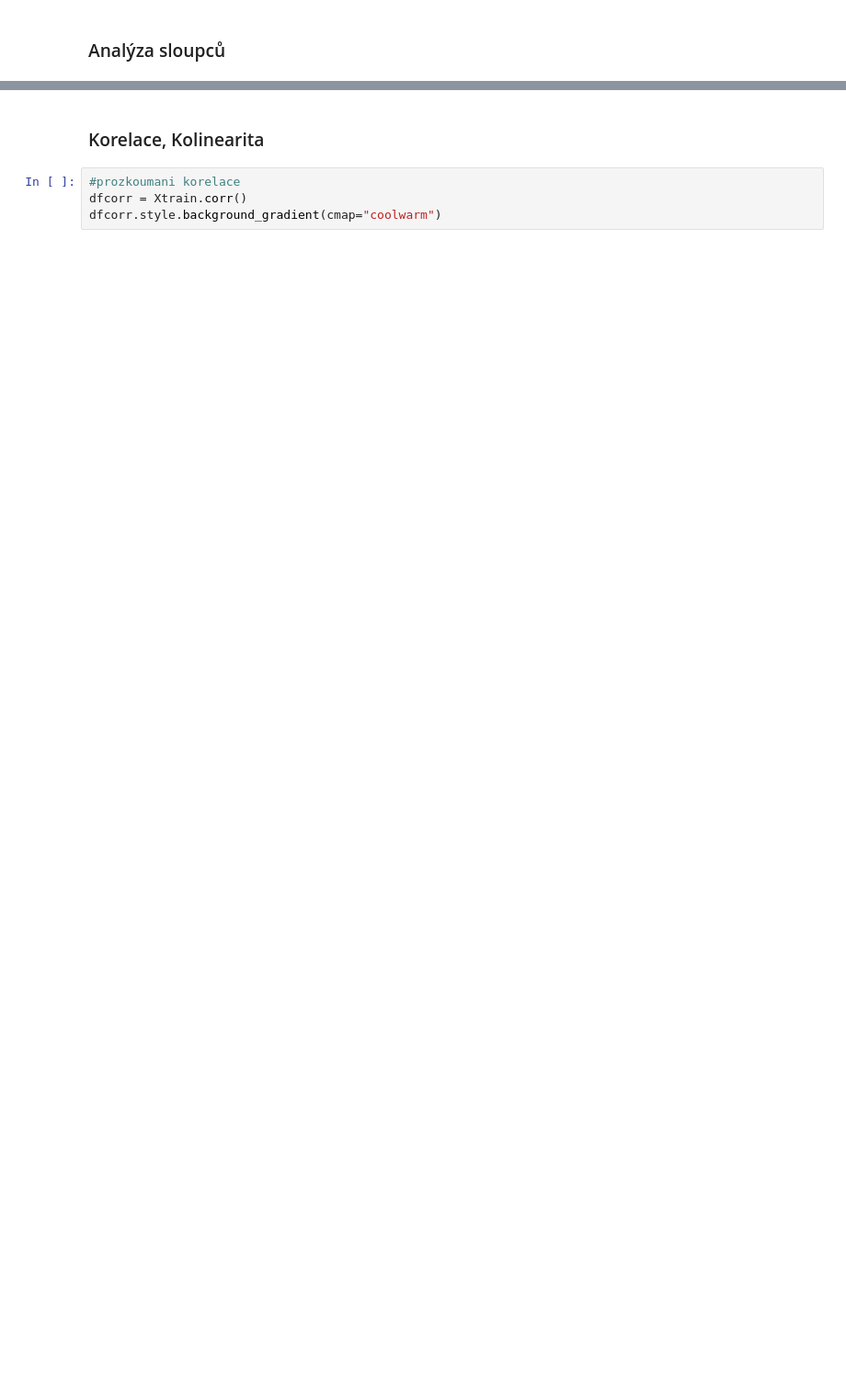
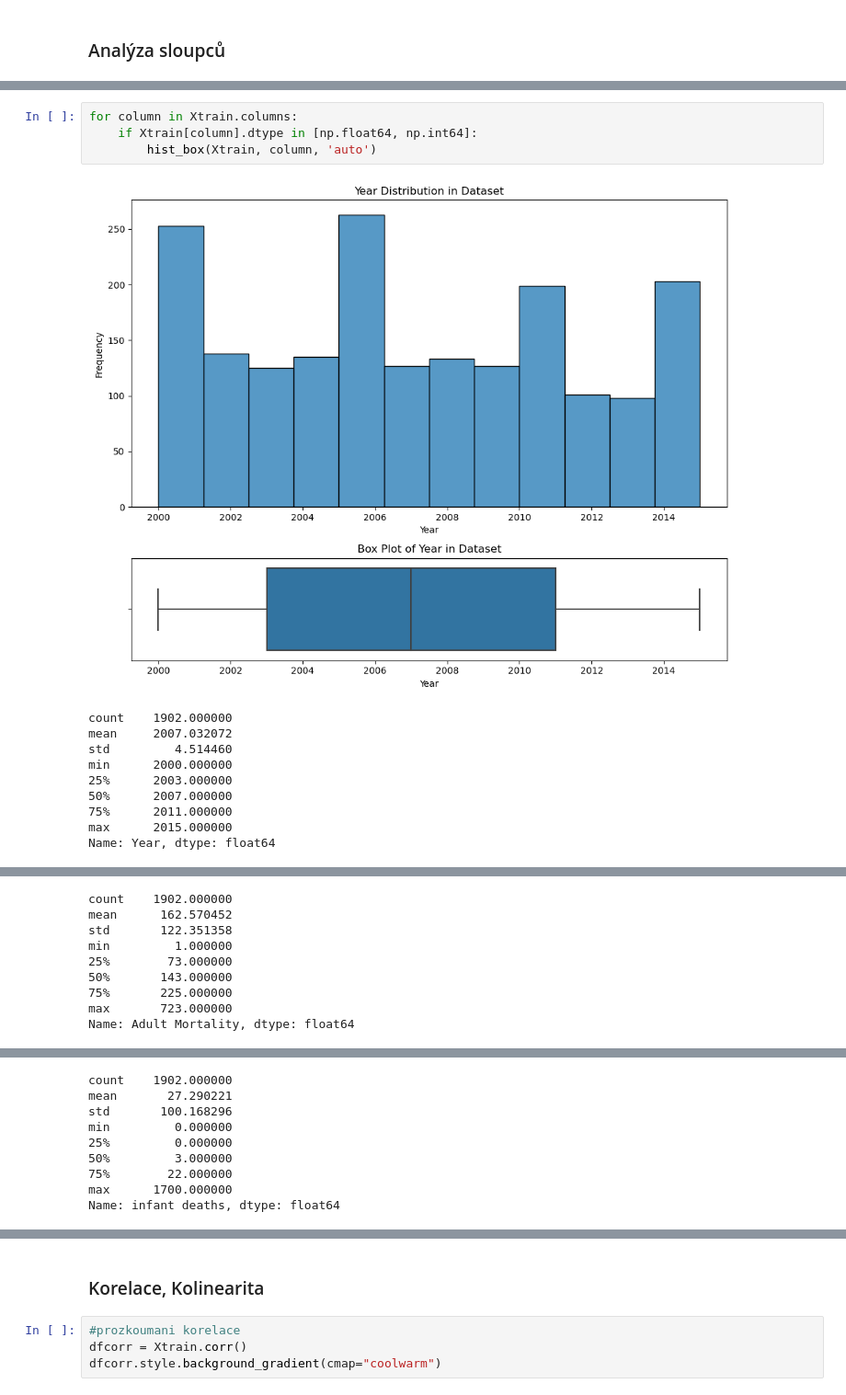
Before and after one commit to andyska09/Machine-Learning-Homework, a Jupyter notebook: 02/solution.ipynb, the cells around one changed output, grey strips where cells are left out. Shown at 92% size. Drawn from its saved outputs; the diff is of its cells as text; blank space fills up the shorter version.

```diff
--- a/02/solution.ipynb
+++ b/02/solution.ipynb
@@ -799,0 +180,15 @@ Xtrain[Xtrain['Country'] == 'United States of America']
+# %%
+for column in Xtrain.columns:
+    if Xtrain[column].dtype in [np.float64, np.int64]:
+        hist_box(Xtrain, column, 'auto')
+# %% [output]
+[figure, added]
+count    1902.000000
+mean     2007.032072
+std         4.514460
+min      2000.000000
+25%      2003.000000
+50%      2007.000000
+75%      2011.000000
+max      2015.000000
+Name: Year, dtype: float64
@@ -799,0 +196,9 @@ Xtrain[Xtrain['Country'] == 'United States of America']
+count    1902.000000
+mean      162.570452
+std       122.351358
+min         1.000000
+25%        73.000000
+50%       143.000000
+75%       225.000000
+max       723.000000
+Name: Adult Mortality, dtype: float64
@@ -799,0 +206,9 @@ Xtrain[Xtrain['Country'] == 'United States of America']
+count    1902.000000
+mean       27.290221
+std       100.168296
+min         0.000000
+25%         0.000000
+50%         3.000000
+75%        22.000000
+max      1700.000000
+Name: infant deaths, dtype: float64
```
Also changed, not shown: parts of 80 cells of this notebook.
